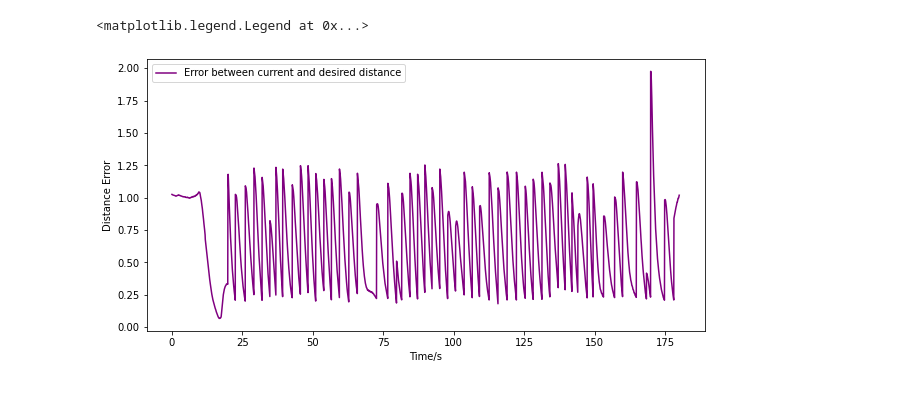
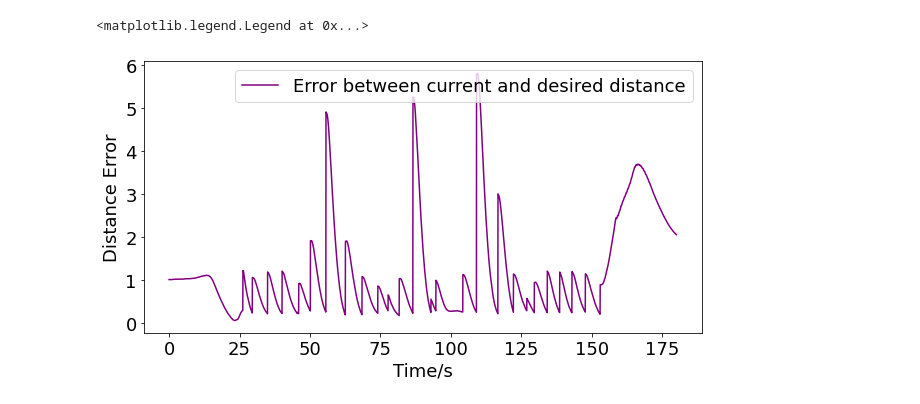
Before and after one commit to MaltheT/amr_project, a Jupyter notebook: term_project/data/plot.ipynb, the cells around one changed output. Drawn from its saved outputs; the diff is of its cells as text; code cells hidden in the pictures.

```diff
--- a/term_project/data/plot.ipynb
+++ b/term_project/data/plot.ipynb
@@ -1,6 +1,11 @@
 # %%
 import matplotlib.pyplot as plt
+import csv
 import numpy as np
 import pylab
+from mpl_toolkits.axes_grid1 import Divider, Size
+from mpl_toolkits import mplot3d
+
 
 plt.rcParams['figure.figsize'] = [10, 5]
+plt.rcParams.update({'font.size': 18})
@@ -40,36 +99,14 @@ plt.legend()
 # %%
 """
-Pathplanning
+Plotting z-data
 """
-#simulation data
-x_data_m = np.genfromtxt('x.csv', delimiter=',')
-y_data_m = np.genfromtxt('y.csv', delimiter=',')
-z_data_m = np.genfromtxt('z.csv', delimiter=',')
-distance_m = np.genfromtxt('distance.csv', delimiter=',')
-yaw_m = np.genfromtxt('yaw.csv', delimiter=',')
-desired_angle_m = np.genfromtxt('desired_angle.csv', delimiter=',')
+t_1 = np.linspace(0, simtime, len(z_data_sm))
+t_2 = np.linspace(0, simtime, len(z_data))
 
-x_data_sm = np.genfromtxt('x_smooth.csv', delimiter=',')
-y_data_sm = np.genfromtxt('y_smooth.csv', delimiter=',')
-z_data_sm = np.genfromtxt('z_smooth.csv', delimiter=',')
-distance_sm = np.genfromtxt('distance_smooth.csv', delimiter=',')
-yaw_sm = np.genfromtxt('yaw_smooth.csv', delimiter=',')
-desired_angle_sm = np.genfromtxt('desired_angle_smooth.csv', delimiter=',')
-
-y_data_sm = y_data_sm[:-1]
-
-#simulation time
-simtime = 180
-
-
-"""
-Plotting x data
-"""
-t = np.linspace(0, simtime, len(x_data_m))
-
-plt.plot(t, x_data_m, color='blue', label='x')
+plt.plot(t_1, z_data_sm, color='blue', label='First simulation')
+plt.plot(t_2, z_data, color='purple', label='Second simulation')
 plt.xlabel('Time/s')
-plt.ylabel('x')
+plt.ylabel('z')
 plt.legend()
 # %% [output]
 <matplotlib.legend.Legend at 0x...>
@@ -103,16 +114,16 @@ plt.legend()
 # %%
 """
 Desired distance
 """
-t = np.linspace(0, simtime, len(distance_m))
+t = np.linspace(0, simtime, len(distance_sm))
 
-plt.plot(t, distance_m, color='purple', label='Error between current and desired distance')
+plt.plot(t, distance_sm, color='purple', label='Error between current and desired distance')
 plt.xlabel('Time/s')
 plt.ylabel('Distance Error')
 plt.legend()
 # %% [output]
 <matplotlib.legend.Legend at 0x...>
-[figure, old version]
+[figure, new version]
 # %%
 """
 3D trajectory of the path
```
Also changed, not shown: parts of 9 cells of this notebook, 23 other files.
